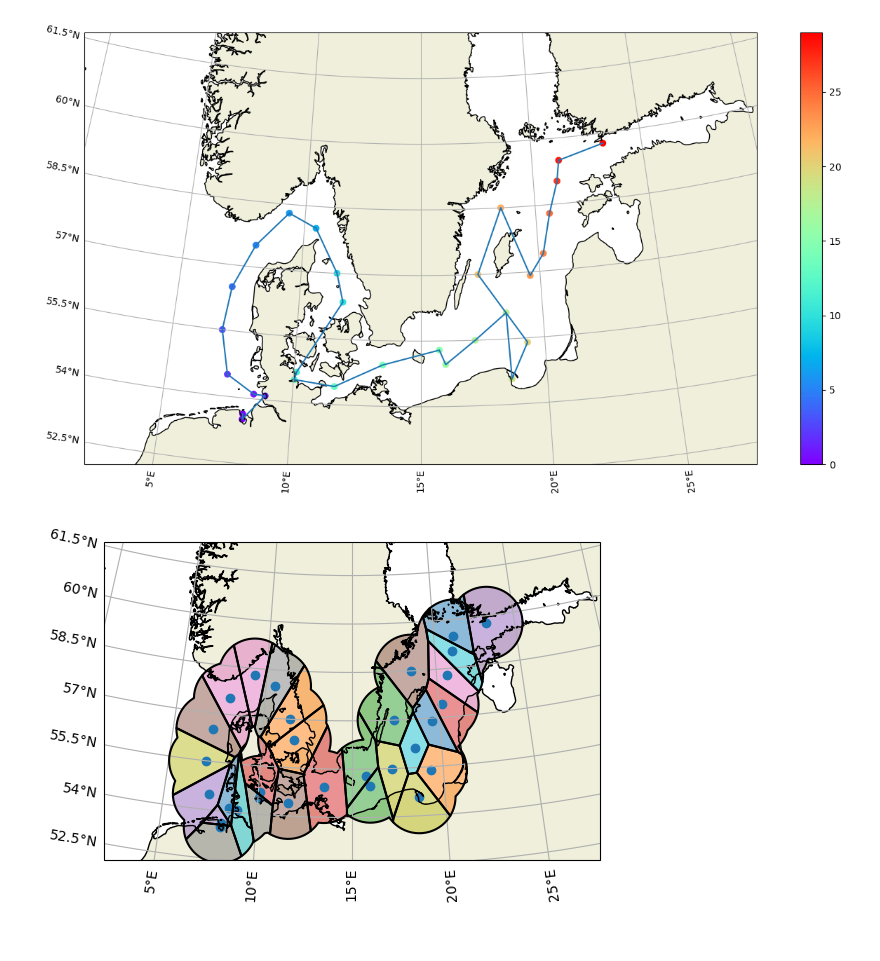
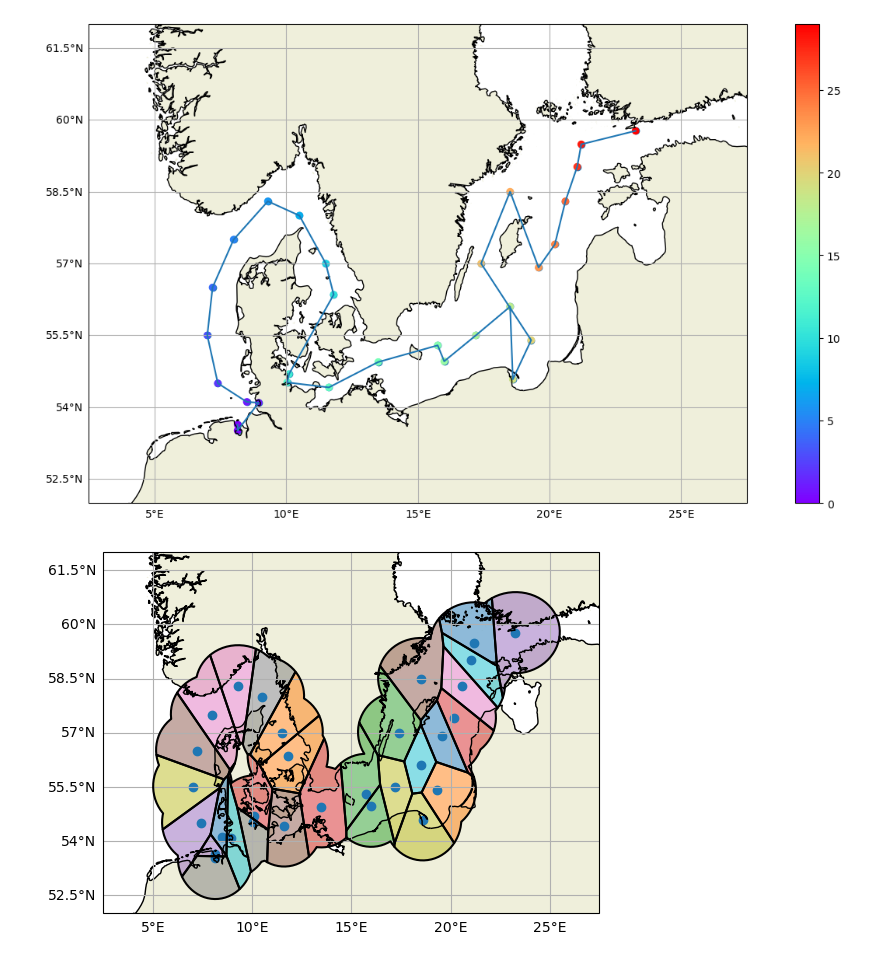
Before and after one commit to geomar-od-lagrange/2025_copepods, a Jupyter notebook: notebooks/VoronoiPolygons.ipynb, the cells around one changed output. Saved outputs shown, nothing was run; the diff lists cells and outputs as text; code cells hidden in the pictures.

```diff
--- a/notebooks/VoronoiPolygons.ipynb
+++ b/notebooks/VoronoiPolygons.ipynb
@@ -24,12 +23,12 @@ mapsize = (16, 8)
 extent = (2.5, 27.5, 52, 62)
 lon_mid = np.mean(extent[:2])
 lat_mid = np.mean(extent[2:])
-map_projection = Stereographic(central_longitude=lon_mid, central_latitude=lat_mid,)
+map_projection = PlateCarree()
 def basemap(ax):
-    ax.set_extent(extent, PlateCarree())
+    ax.set_extent(extent, map_projection)
     ax.add_feature(cartopy.feature.LAND)
     ax.add_feature(cartopy.feature.COASTLINE)
-    ax.gridlines(draw_labels=["left", "bottom"], y_inline=False,)
+    ax.gridlines(draw_labels=['left', 'bottom'], y_inline=False,)
     return ax
 # %%
 def make_sample_point(
@@ -97,12 +96,12 @@ output_voronoi_ocean_polygons = Path(output_path,"voronoi_ocean_polygons.shp")
 # %%
-gdf_sample_points_map = gdf_sample_points.to_crs(map_projection)
 fig = plt.figure(figsize=mapsize)
 ax_map = fig.add_subplot(projection=map_projection)
 basemap(ax_map)
-gdf_sample_points_map.plot(ax=ax_map, column="order", cmap='rainbow', legend=True)
-ax_map.plot(gdf_sample_points_map.geometry.x, gdf_sample_points_map.geometry.y)
+gdf_sample_points.plot(ax=ax_map)
+gdf_sample_points.plot(ax=ax_map, column='order', cmap='rainbow', legend=True)
+# ax_map.plot(gdf_sample_points.geometry.x, gdf_sample_points.geometry.y)
 plt.show()
 # %% [output]
-[figure, old version]
+[figure, new version]
 # %%
 # Define the the radius of interest around the sample points
@@ -133,14 +130,13 @@ gdf_voronoi_polygons = (
         .clip(area_of_interest) # clip to radius
 )
 # %%
-gdf_voronoi_polygons_map = gdf_voronoi_polygons.to_crs(crs=map_projection)
 fig = plt.figure()
 ax_map = fig.add_subplot(projection=map_projection)
 basemap(ax_map)
-gdf_voronoi_polygons_map.plot(ax=ax_map, alpha=0.5, column="location_id",)
-gdf_voronoi_polygons_map.boundary.plot(ax=ax_map, color="k",)
-gdf_sample_points_map.plot(ax=ax_map)
+gdf_voronoi_polygons.plot(ax=ax_map, alpha=0.5, column='location_id',)
+gdf_voronoi_polygons.boundary.plot(ax=ax_map, color='k',)
+gdf_sample_points.plot(ax=ax_map)
 map_extent = ax_map.get_extent(crs=map_projection)
 plt.show()
 # %% [output]
-[figure, old version]
+[figure, new version]
```
Also changed, not shown: parts of 11 cells of this notebook.
